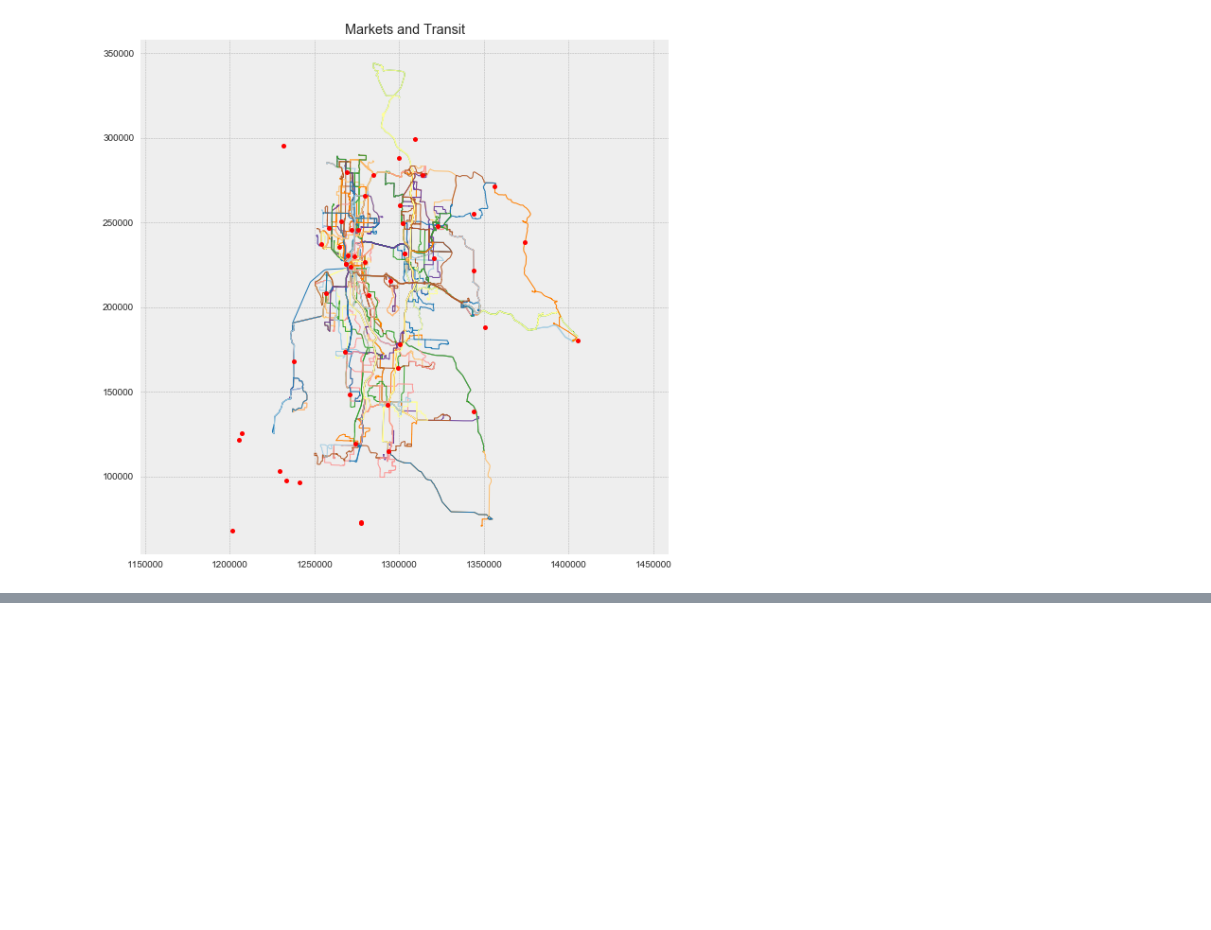
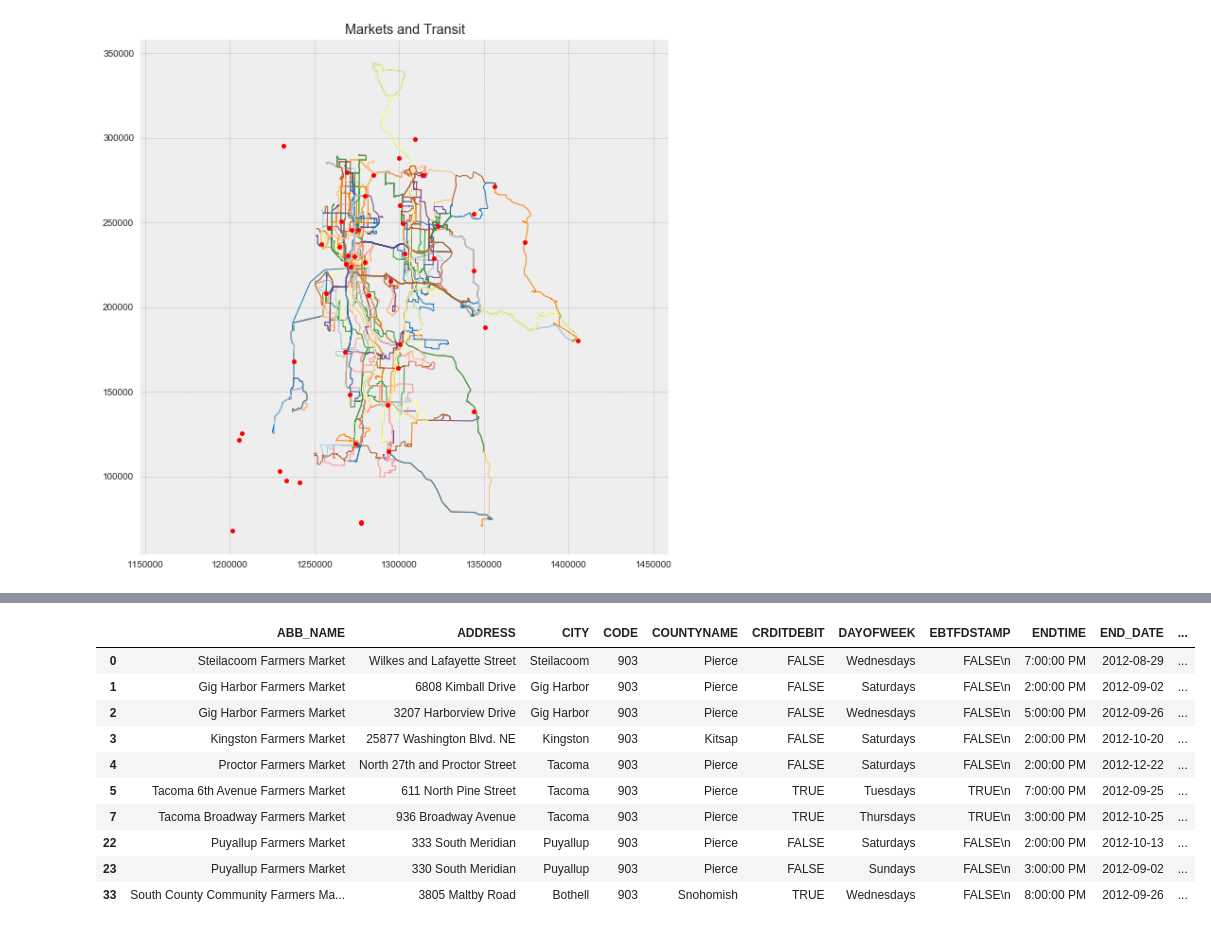
Before and after one commit to christyheaton/Cugos_SpringFling_2017, a Jupyter notebook: Notebook/SpringFling.ipynb, the cells around one changed output, grey strips where cells are left out. Cells and saved outputs as stored; diff of their text form; code cells hidden in the pictures; blank space fills up the shorter version.

```diff
--- a/Notebook/SpringFling.ipynb
+++ b/Notebook/SpringFling.ipynb
@@ -134,0 +258,14 @@ plt.axis('equal');
+# %%
+markets[~intersect]
+# %% [output]
+|  | ABB_NAME | ADDRESS | CITY | CODE | COUNTYNAME | CRDITDEBIT | DAYOFWEEK | EBTFDSTAMP | ENDTIME | END_DATE | ... |
+| 0 | Steilacoom Farmers Market | Wilkes and Lafayette Street | Steilacoom | 903 | Pierce | FALSE | Wednesdays | FALSE\n | 7:00:00 PM | 2012-08-29 | ... |
+| 1 | Gig Harbor Farmers Market | 6808 Kimball Drive | Gig Harbor | 903 | Pierce | FALSE | Saturdays | FALSE\n | 2:00:00 PM | 2012-09-02 | ... |
+| 2 | Gig Harbor Farmers Market | 3207 Harborview Drive | Gig Harbor | 903 | Pierce | FALSE | Wednesdays | FALSE\n | 5:00:00 PM | 2012-09-26 | ... |
+| 3 | Kingston Farmers Market | 25877 Washington Blvd. NE | Kingston | 903 | Kitsap | FALSE | Saturdays | FALSE\n | 2:00:00 PM | 2012-10-20 | ... |
+| 4 | Proctor Farmers Market | North 27th and Proctor Street | Tacoma | 903 | Pierce | FALSE | Saturdays | FALSE\n | 2:00:00 PM | 2012-12-22 | ... |
+| 5 | Tacoma 6th Avenue Farmers Market | 611 North Pine Street | Tacoma | 903 | Pierce | TRUE | Tuesdays | TRUE\n | 7:00:00 PM | 2012-09-25 | ... |
+| 7 | Tacoma Broadway Farmers Market | 936 Broadway Avenue | Tacoma | 903 | Pierce | TRUE | Thursdays | TRUE\n | 3:00:00 PM | 2012-10-25 | ... |
+| 22 | Puyallup Farmers Market | 333 South Meridian | Puyallup | 903 | Pierce | FALSE | Saturdays | FALSE\n | 2:00:00 PM | 2012-10-13 | ... |
+| 23 | Puyallup Farmers Market | 330 South Meridian | Puyallup | 903 | Pierce | FALSE | Sundays | FALSE\n | 3:00:00 PM | 2012-09-02 | ... |
+| 33 | South County Community Farmers Ma... | 3805 Maltby Road | Bothell | 903 | Snohomish | TRUE | Wednesdays | FALSE\n | 8:00:00 PM | 2012-09-26 | ... |
```
Also changed, not shown: parts of 27 cells of this notebook.
